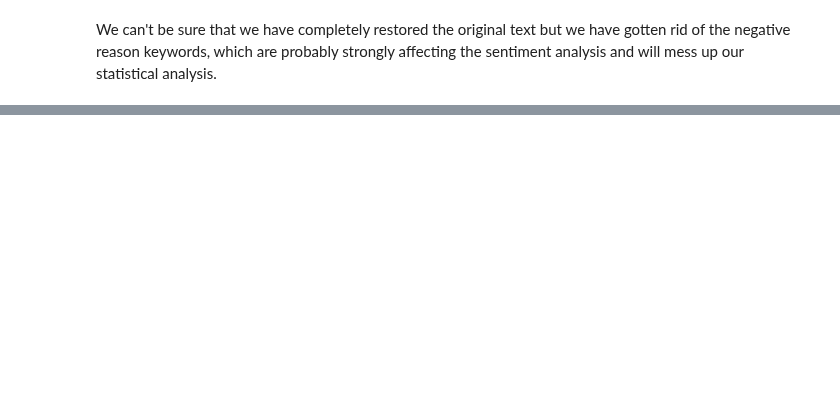
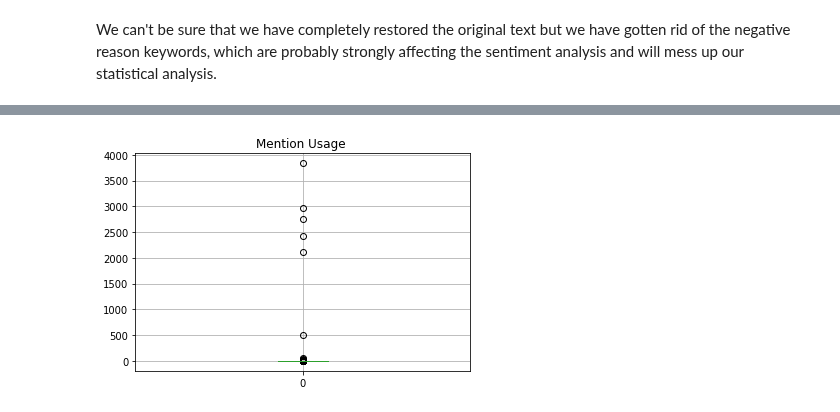
Before and after one commit to ryatchak/springboard, a Jupyter notebook: capstone2_nlp/initial_eda.ipynb, the cells around one changed output, grey strips where cells are left out. Saved outputs shown, nothing was run; the diff lists cells and outputs as text; code cells hidden in the pictures; blank space fills up the shorter version.

```diff
--- a/capstone2_nlp/initial_eda.ipynb
+++ b/capstone2_nlp/initial_eda.ipynb
@@ -608,0 +906,5 @@ We can't be sure that we have completely restored the original text but we have
+# %%
+_ = mention_df.boxplot()
+_ = plt.title('Mention Usage ')
+# %% [output]
+[figure, added]
```
Also changed, not shown: parts of 89 cells of this notebook.
